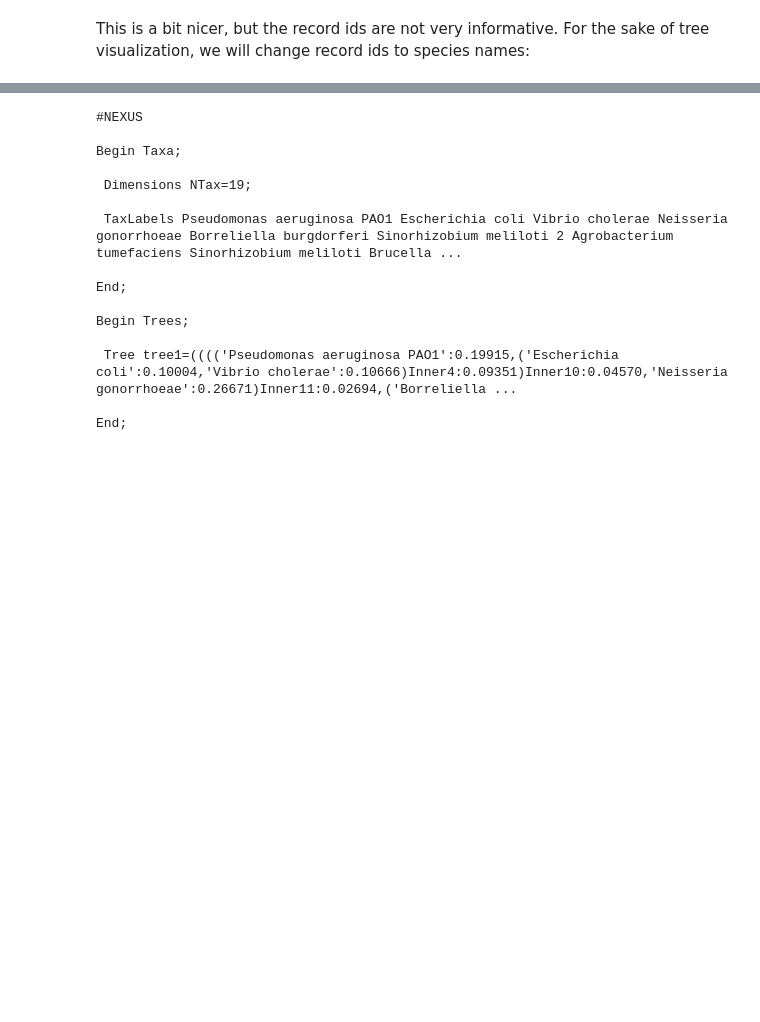
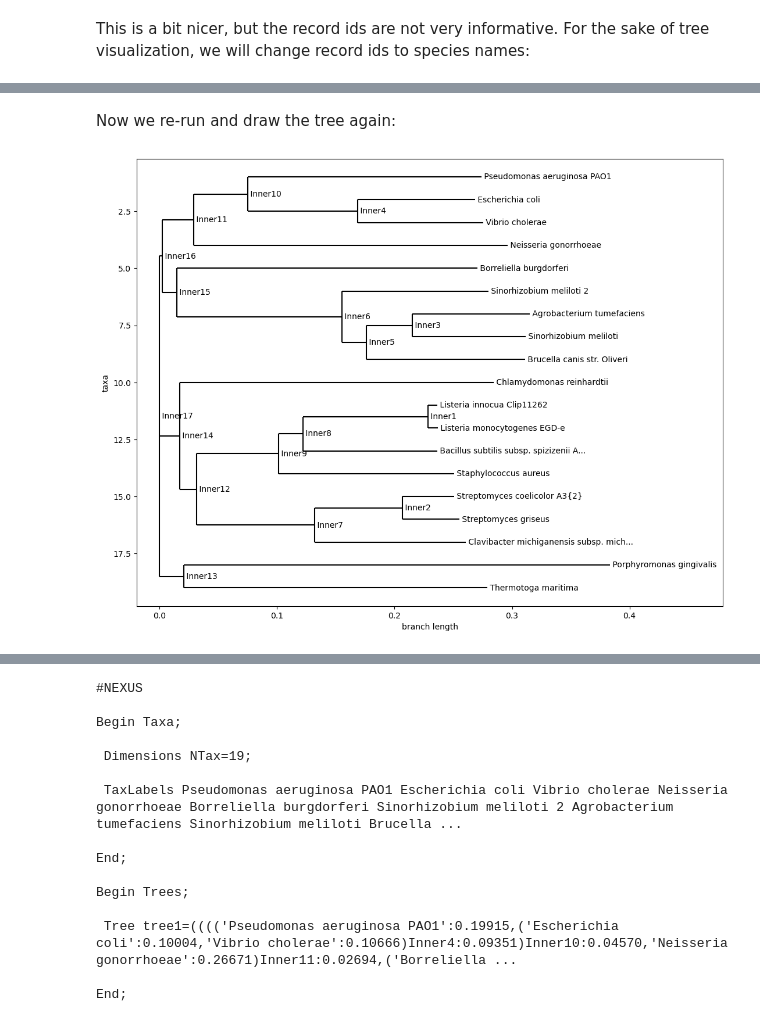
Before and after one commit to SentientVirus/ATTC_biopython, a Jupyter notebook: phylogeny.ipynb, the cells around one changed output, grey strips where cells are left out. Cells and saved outputs as stored; diff of their text form; code cells hidden in the pictures; blank space fills up the shorter version.

Commit message:
Improved tree plot

```diff
--- a/phylogeny.ipynb
+++ b/phylogeny.ipynb
@@ -223,0 +209,9 @@ Now let's look more in depth into the data itself. Like with SeqIO, we can use t
+# %% [markdown]
+Now we re-run and draw the tree again:
+# %%
+ftsZ_tree = constructor.build_tree(align)
+fig = plt.figure(figsize=(13, 10), dpi=100) #Set a bigger figure size
+axes = fig.add_subplot(1, 1, 1) #Add axes to pass to the phylo plot
+Phylo.draw(ftsZ_tree, axes=axes)
+# %% [output]
+[figure, added]
```
Also changed, not shown: parts of 13 cells of this notebook.
